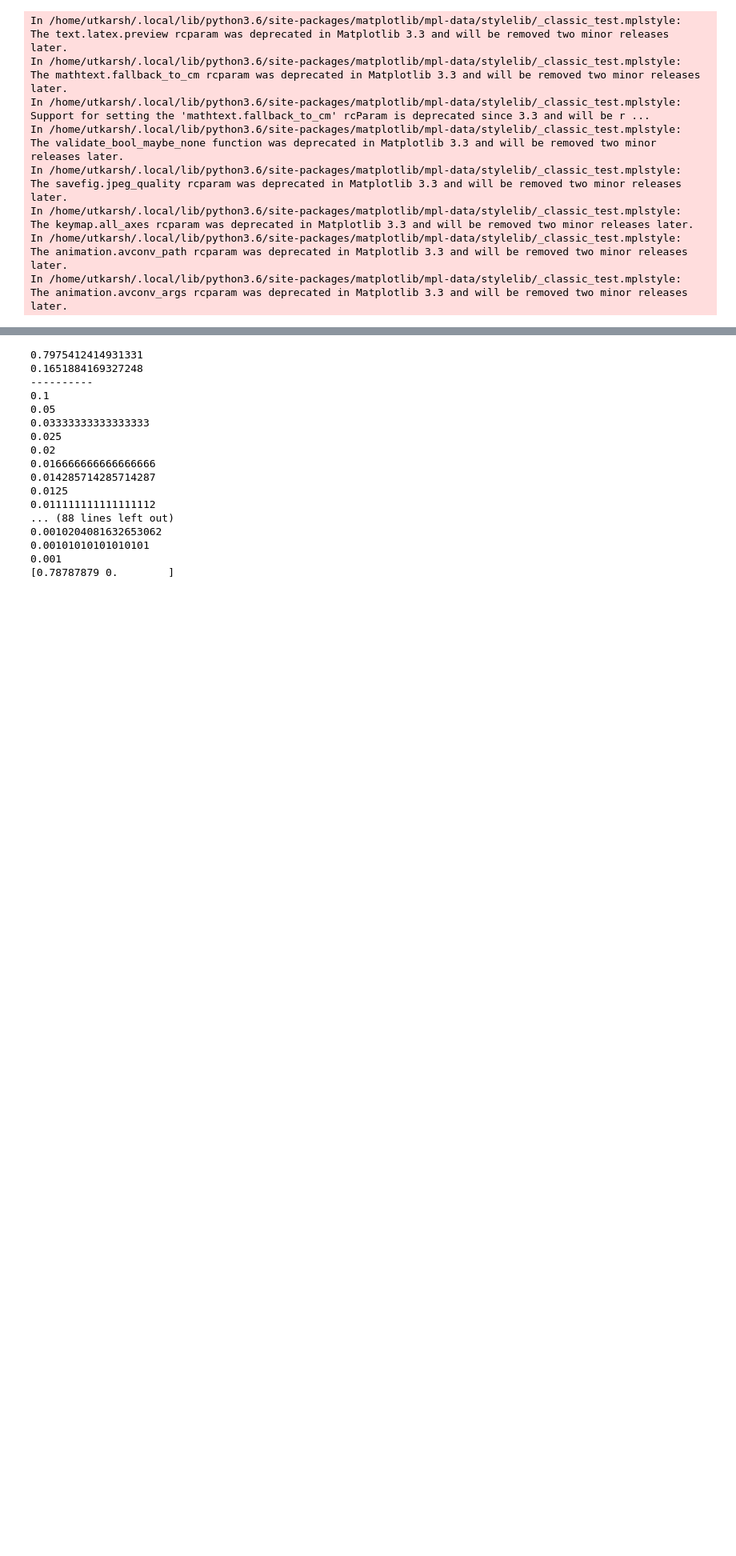
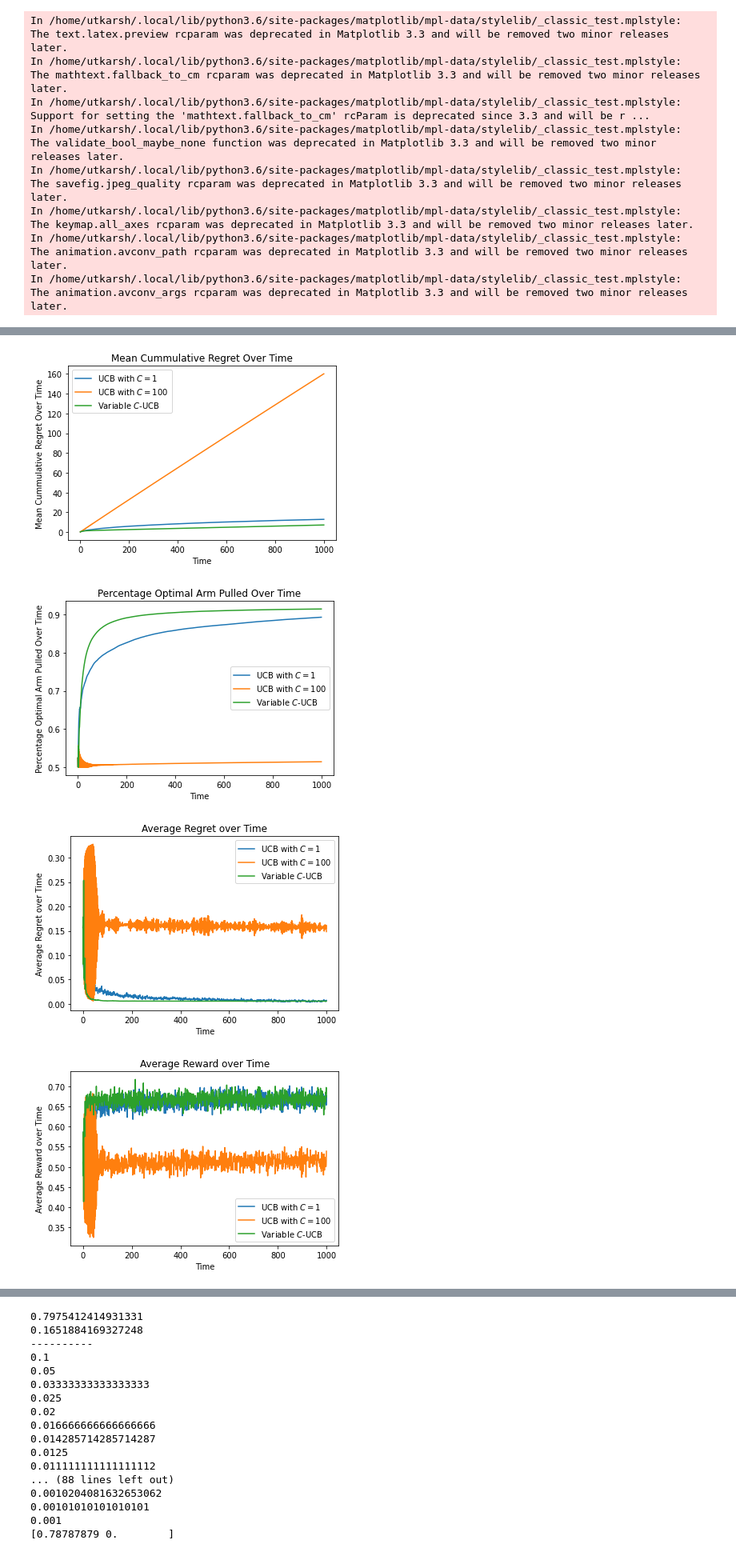
Before and after one commit to Utkarshp1/CS-414-Reinforcement-Learning, a Jupyter notebook: Multi-Armed Bandits/src/Untitled.ipynb, the cells around one changed output, grey strips where cells are left out. Shown at 80% size. Saved outputs shown, nothing was run; the diff lists cells and outputs as text; code cells hidden in the pictures; blank space fills up the shorter version.

```diff
--- a/Multi-Armed Bandits/src/Untitled.ipynb
+++ b/Multi-Armed Bandits/src/Untitled.ipynb
@@ -25,0 +84,12 @@ The animation.avconv_args rcparam was deprecated in Matplotlib 3.3 and will be r
+# %%
+algo = {"UCB with $C=1$": (UCB, {"C": 1}),
+        "UCB with $C=100$": (UCB, {"C": 100}),
+       "Variable $C$-UCB": (UCB, {"C_schedule": create_inverse_schedule(10)})}
+
+experiment = Experiment(
+    algo,
+    "Bernoulli_2_UCB",
+    num_runs=1000,
+    num_arms=2,
+    metrics=[MeanCummulativeRegret(), PercentOptimalArmPull(), AverageRegretOverTime()]
+)
@@ -25,0 +98,7 @@ The animation.avconv_args rcparam was deprecated in Matplotlib 3.3 and will be r
+# %%
+experiment.generate_plots()
+# %% [output]
+[figure, added]
+[figure, added]
+[figure, added]
+[figure, added]
```
Also changed, not shown: parts of 27 cells of this notebook, 30 other files.
